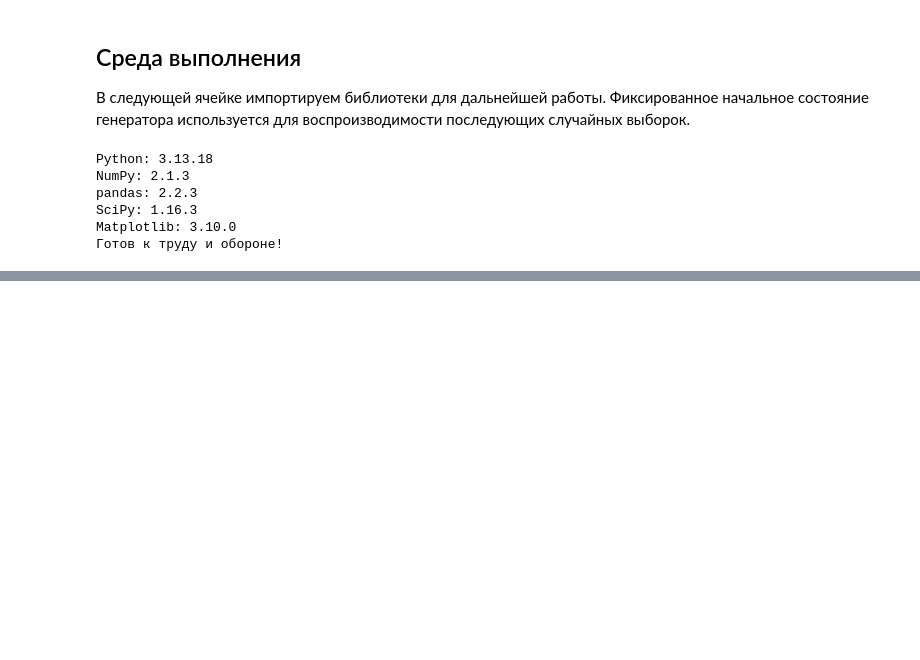
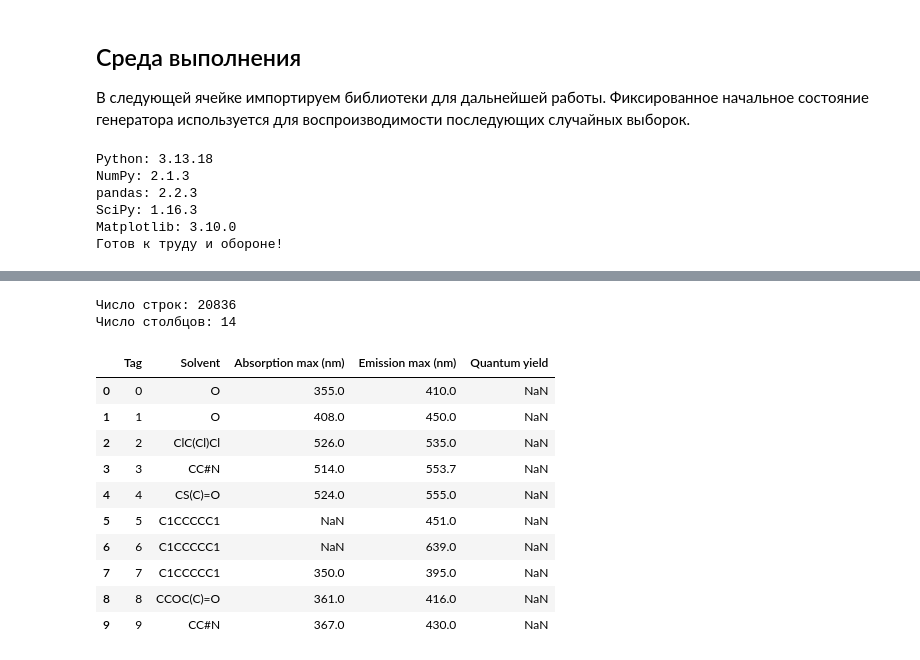
Before and after one commit to mdtokarev/App-Stat-Lab01, a Jupyter notebook: AppStatLab01.ipynb, the cells around one changed output, grey strips where cells are left out. Drawn from its saved outputs; the diff is of its cells as text; code cells hidden in the pictures; blank space fills up the shorter version.

```diff
--- a/AppStatLab01.ipynb
+++ b/AppStatLab01.ipynb
@@ -51,0 +77,35 @@ Matplotlib: 3.10.0
+# %%
+DATA_URL = (
+    "https://raw.githubusercontent.com/"
+    "mdtokarev/App-Stat-Lab01/main/"
+    "DB%20for%20chromophore_Sci_Data_rev03.csv"
+)
+
+raw = pd.read_csv(DATA_URL)
+
+print("Число строк:", raw.shape[0])
+print("Число столбцов:", raw.shape[1])
+
+display(raw[
+    [
+        "Tag",
+        "Solvent",
+        "Absorption max (nm)",
+        "Emission max (nm)",
+        "Quantum yield",
+    ]
+].head(10))
+# %% [output]
+Число строк: 20836
+Число столбцов: 14
+|  | Tag | Solvent | Absorption max (nm) | Emission max (nm) | Quantum yield |
+| 0 | 0 | O | 355.0 | 410.0 | NaN |
+| 1 | 1 | O | 408.0 | 450.0 | NaN |
+| 2 | 2 | ClC(Cl)Cl | 526.0 | 535.0 | NaN |
+| 3 | 3 | CC#N | 514.0 | 553.7 | NaN |
+| 4 | 4 | CS(C)=O | 524.0 | 555.0 | NaN |
+| 5 | 5 | C1CCCCC1 | NaN | 451.0 | NaN |
+| 6 | 6 | C1CCCCC1 | NaN | 639.0 | NaN |
+| 7 | 7 | C1CCCCC1 | 350.0 | 395.0 | NaN |
+| 8 | 8 | CCOC(C)=O | 361.0 | 416.0 | NaN |
+| 9 | 9 | CC#N | 367.0 | 430.0 | NaN |
```
Also changed, not shown: parts of 14 cells of this notebook.
